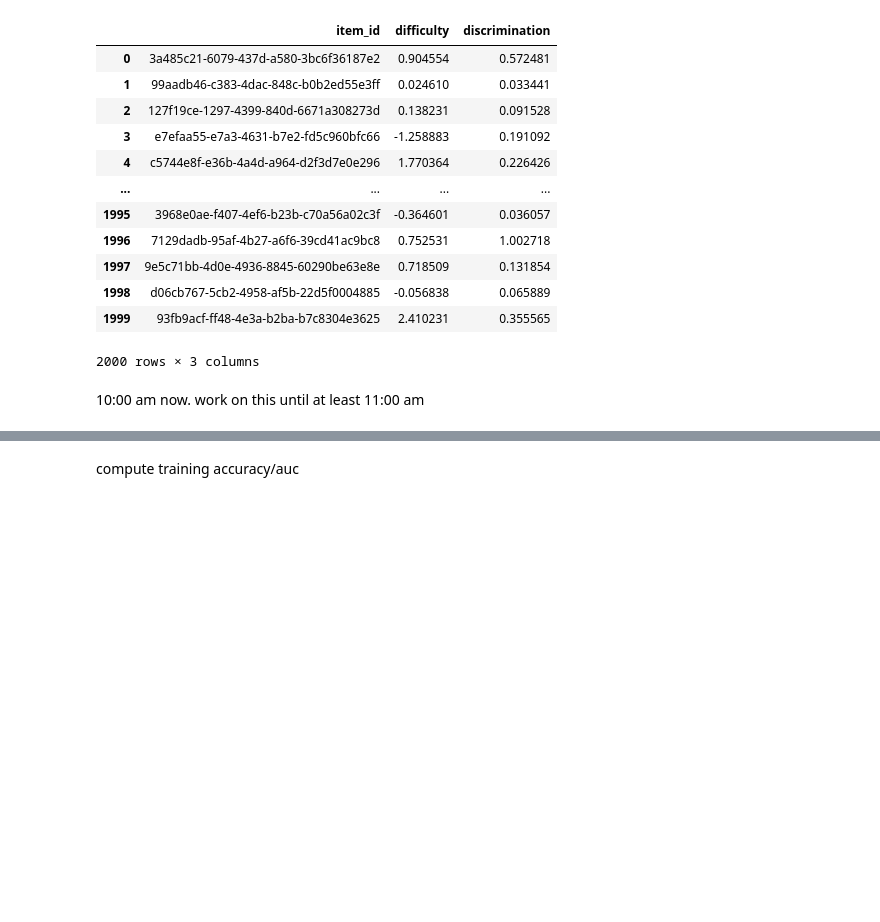
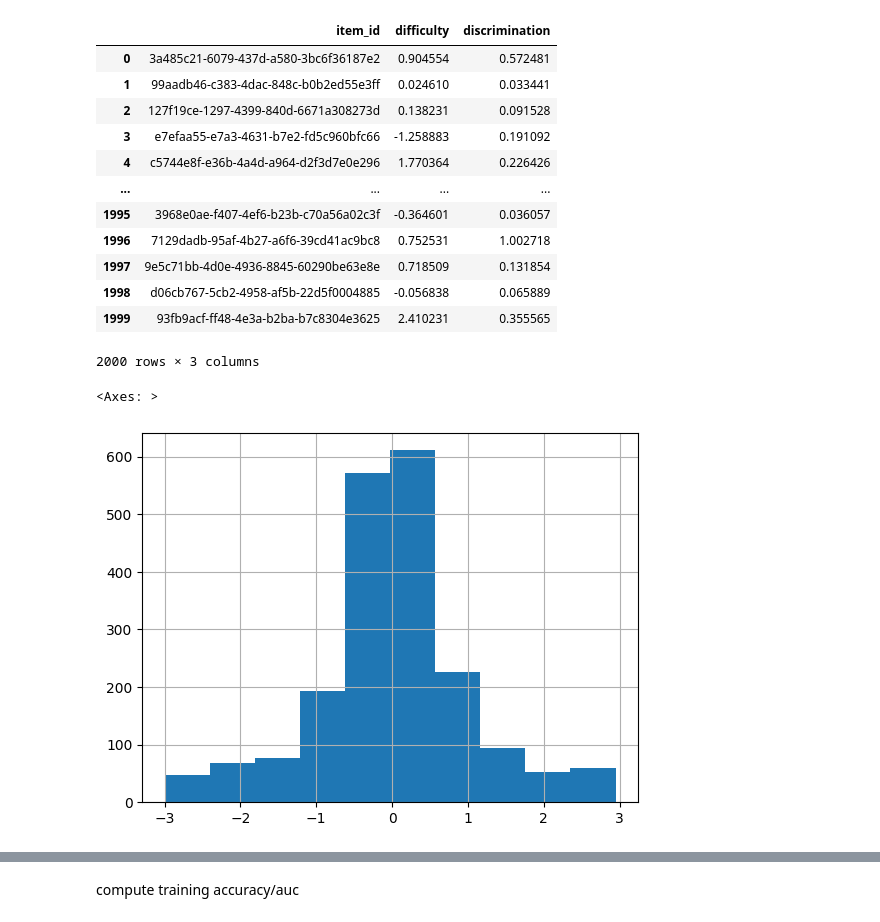
Before and after one commit to daavidstein/IRT, a Jupyter notebook: notebooks/IRT.ipynb, the cells around one changed output, grey strips where cells are left out. Drawn from its saved outputs; the diff is of its cells as text; code cells hidden in the pictures; blank space fills up the shorter version.

```diff
--- a/notebooks/IRT.ipynb
+++ b/notebooks/IRT.ipynb
@@ -213,5 +264,8 @@ fitted_item_params
 | 1998 | d06cb767-5cb2-4958-af5b-22d5f0004885 | -0.056838 | 0.065889 |
 | 1999 | 93fb9acf-ff48-4e3a-b2ba-b7c8304e3625 | 2.410231 | 0.355565 |
 2000 rows × 3 columns
-# %% [markdown]
-10:00 am now. work on this until at least 11:00 am
+# %%
+fitted_item_params["difficulty"].hist()
+# %% [output]
+<Axes: >
+[figure, added]
```
Also changed, not shown: parts of 61 cells of this notebook.
